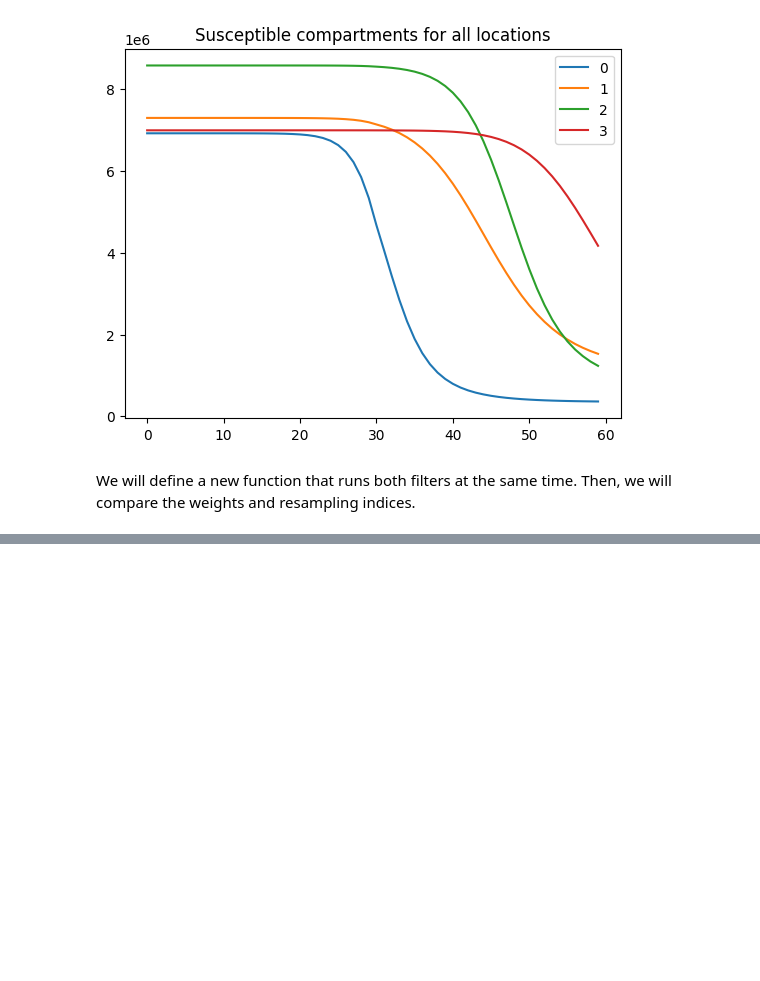
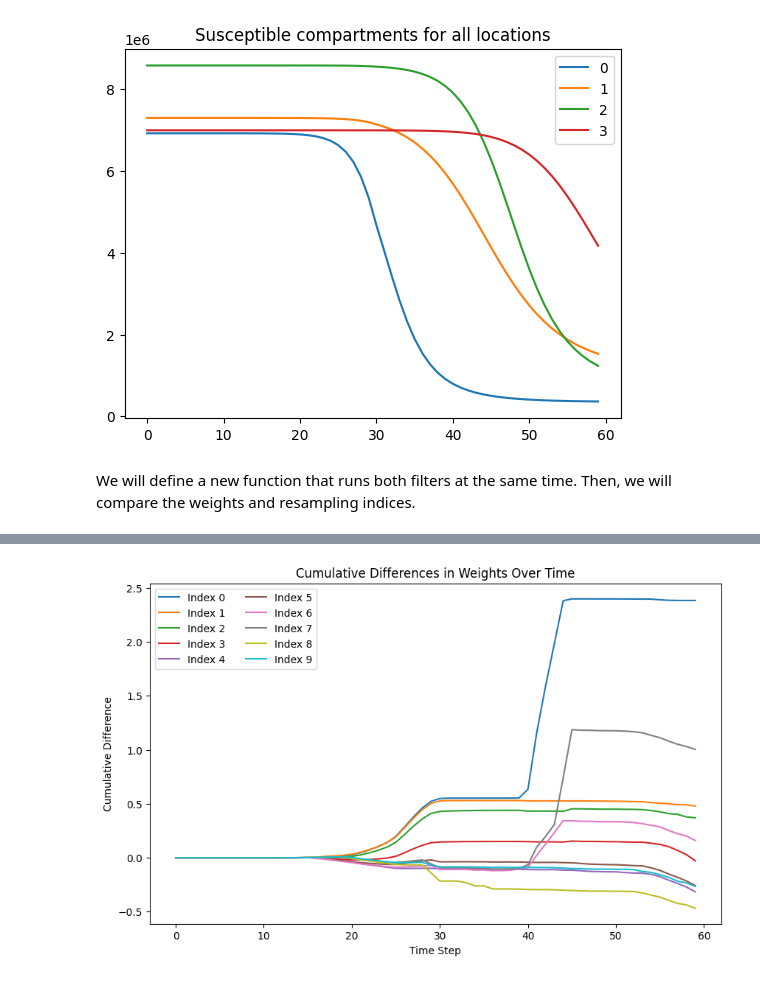
Before and after one commit to atiumcache/spatial-forecast, a Jupyter notebook: weight_comparison.ipynb, the cells around one changed output, grey strips where cells are left out. Cells and saved outputs as stored; diff of their text form; code cells hidden in the pictures; blank space fills up the shorter version.

```diff
--- a/weight_comparison.ipynb
+++ b/weight_comparison.ipynb
@@ -68,0 +34,16 @@ def run_dual_particle_filter(params: ParticleFilterParams) -> (
+# %%
+from particle_filter import ParticleFilterParams
+
+pf_params = ParticleFilterParams(
+    num_particles=100,
+    num_locations=simulation.num_locations,
+    population=simulation.population,
+    movement=simulation.movement,
+    mov_ratio=simulation.mov_ratio,
+    results=simulation.results,
+)
+# %%
+from particle_filter import run_log_particle_filter, run_linear_particle_filter
+
+lin_output = run_linear_particle_filter(pf_params)
+log_output = run_log_particle_filter(pf_params)
@@ -68,0 +147,15 @@ def run_dual_particle_filter(params: ParticleFilterParams) -> (
+# %%
+# Calculate the cumulative differences over time
+cumulative_differences = np.cumsum(combined_differences, axis=0)
+
+# Plot the cumulative differences for the first 5 indices
+plt.figure(figsize=(10, 6))
+for i in range(10):
+    plt.plot(cumulative_differences[:, i], label=f'Index {i}')
+plt.xlabel('Time Step')
+plt.ylabel('Cumulative Difference')
+plt.title('Cumulative Differences in Weights Over Time')
+plt.legend(loc='upper left', ncol=2)
+plt.show()
+# %% [output]
+[figure, added]
```
Also changed, not shown: parts of 10 cells of this notebook, 2 other files.
